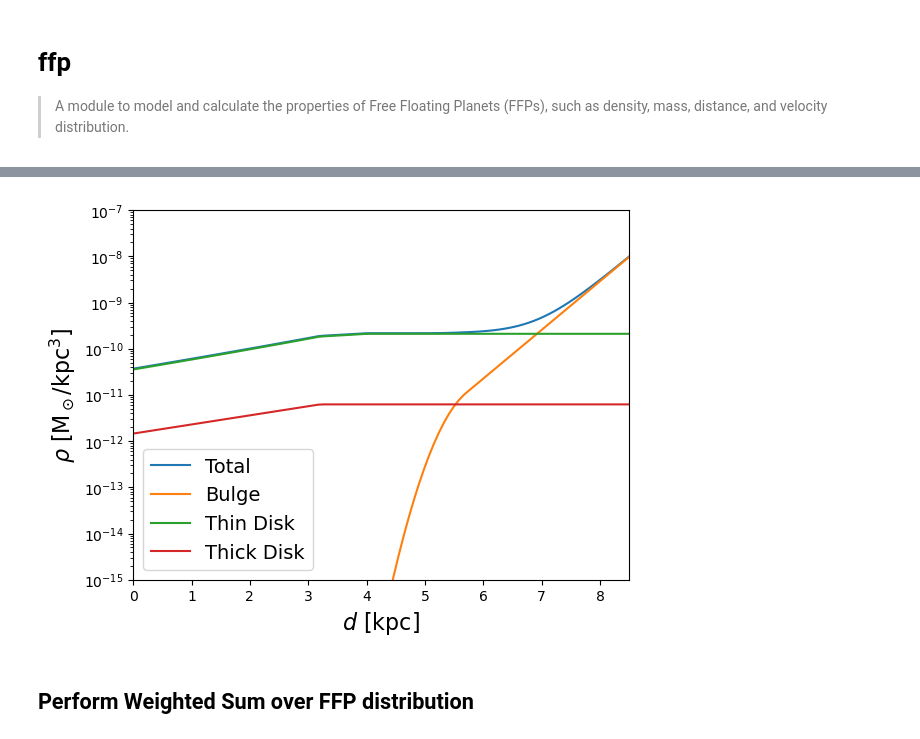
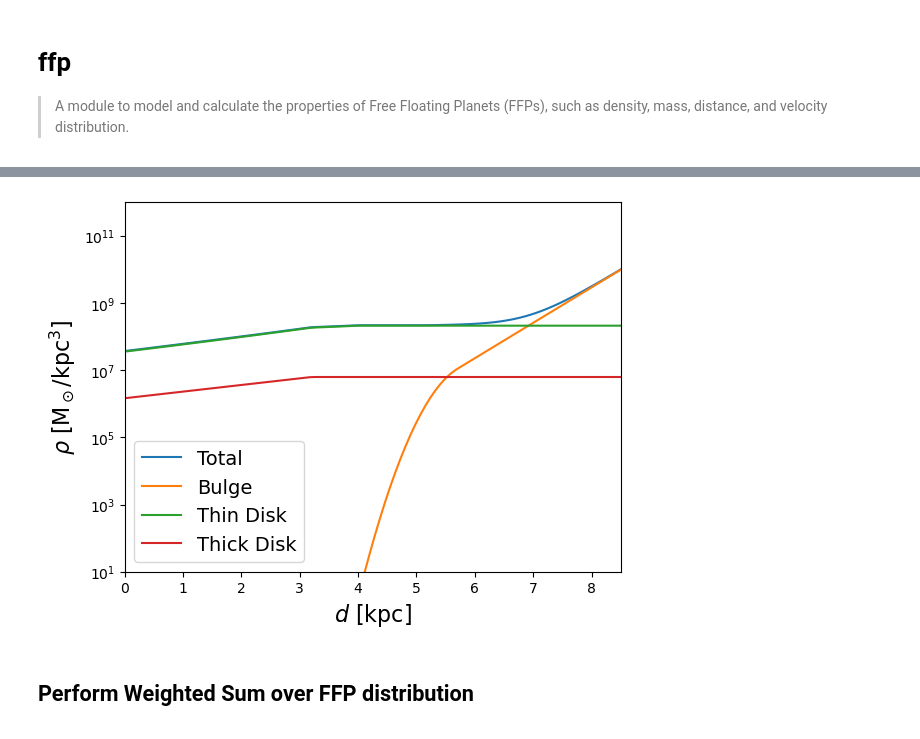
Before and after one commit to NolanSmyth/LensCalcPy, a Jupyter notebook: nbs/01_ffp.ipynb, the cells around one changed output, grey strips where cells are left out. Saved outputs shown, nothing was run; the diff lists cells and outputs as text; code cells hidden in the pictures.

```diff
--- a/nbs/01_ffp.ipynb
+++ b/nbs/01_ffp.ipynb
@@ -21,32 +81,32 @@ from scipy.interpolate import interp1d
 # %%
 # Define values for the x-axis
 d = np.linspace(0, rEarth, num=100)
 z = 0
 # Calculate the density values for each component
 rho_total_arr = [rho_FFPs(i) for i in d]
 rho_bulge_arr = [rho_bulge(i) for i in d]
 rho_thin_arr = [rho_thin(dist_mw(i), z) for i in d]
 rho_thick_arr = [rho_thick(dist_mw(i), z) for i in d]
 
 # Create the log plot
 plt.plot(d, rho_total_arr, label="Total")
 plt.plot(d, rho_bulge_arr, label="Bulge")
 plt.plot(d, rho_thin_arr, label="Thin Disk")
 plt.plot(d, rho_thick_arr, label="Thick Disk")
 
 # Add labels and legend
 plt.xlabel(r"$d$ [kpc]", fontsize=16)
 plt.ylabel(r"$\rho$ [M$_\odot$/$\mathrm{kpc}^3$]", fontsize=16)
 plt.legend(fontsize=14)
 
 plt.yscale("log")
 plt.xlim(0, rEarth)
-plt.ylim(1e-15, 1e-7)
+plt.ylim(1e1, 1e12)
 
 # Show the plot
 plt.show()
 # %% [output]
-[figure, old version]
+[figure, new version]
 # %%
 #| export
 options = {"epsabs": 1e-10, "epsrel": 1e-10}
```
Also changed, not shown: parts of 6 cells of this notebook, 12 other files.
